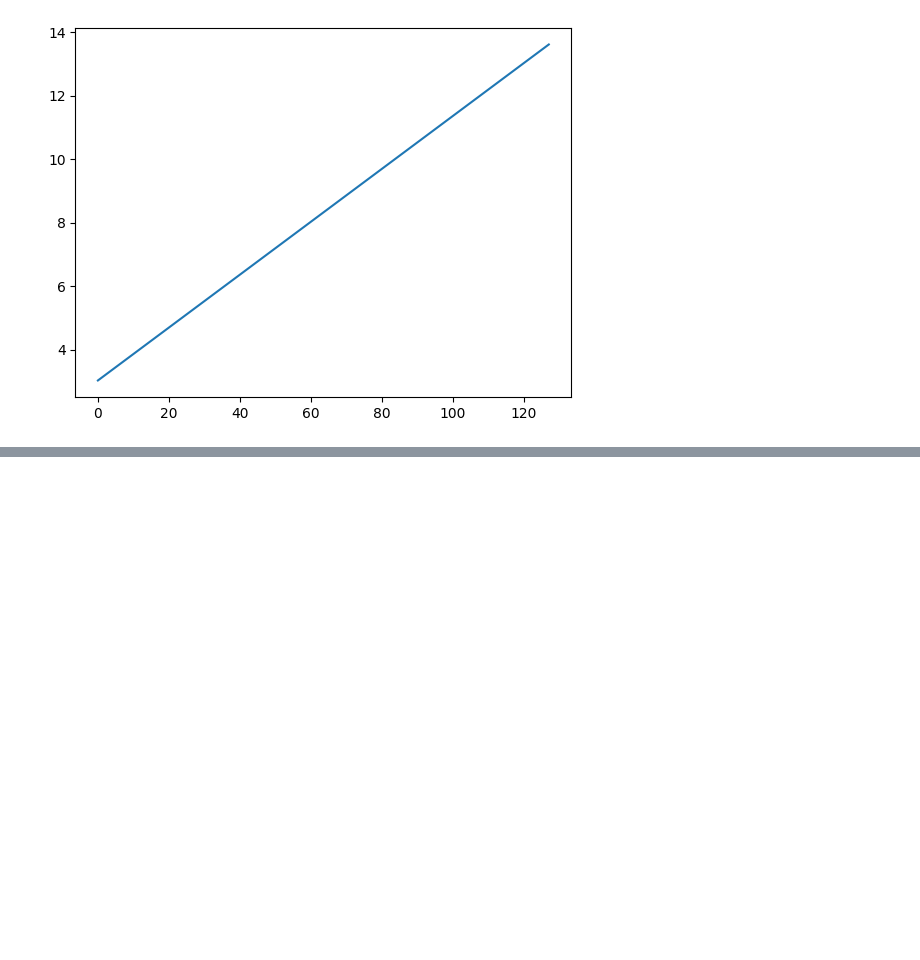
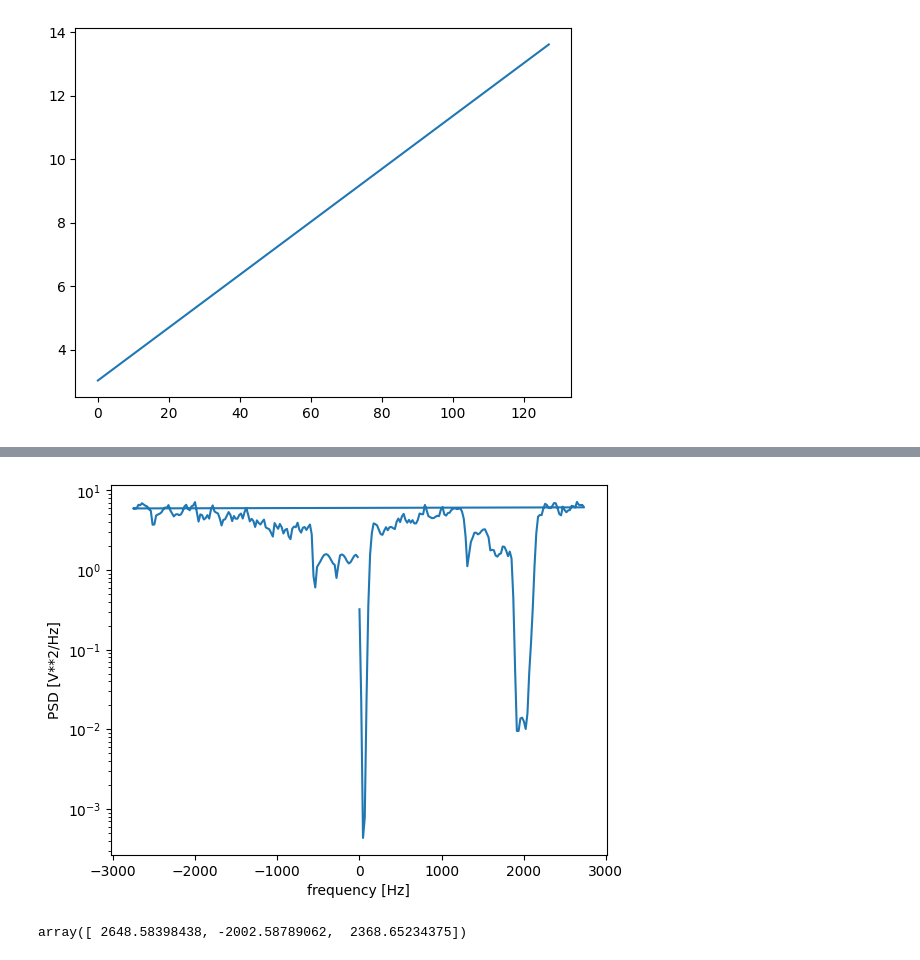
Before and after one commit to badassdatascience/music-production-and-performance, a Jupyter notebook: badass_music/features/EDA/key-detection-EDA-rfft-based.ipynb, the cells around one changed output, grey strips where cells are left out. Drawn from its saved outputs; the diff is of its cells as text; code cells hidden in the pictures; blank space fills up the shorter version.

Commit message:
Experimenting with Welch's method.

```diff
--- a/badass_music/features/EDA/key-detection-EDA-rfft-based.ipynb
+++ b/badass_music/features/EDA/key-detection-EDA-rfft-based.ipynb
@@ -194,0 +195,25 @@ df.groupby(['pitch'])[['amplitude']].agg('sum').sort_values(by = ['amplitude'],
+# %%
+# https://docs.scipy.org/doc/scipy/reference/generated/scipy.signal.welch.html
+
+from scipy.signal import welch
+
+welch_nperseg = 256 # 1024
+fs = sampling_rate_for_import
+
+f, Pxx_den = welch(X, fs, nperseg = welch_nperseg, return_onesided = False)
+
+plt.semilogy(f, Pxx_den)
+#plt.ylim([0.5e-3, 1])
+plt.xlabel('frequency [Hz]')
+plt.ylabel('PSD [V**2/Hz]')
+plt.show()
+# %% [output]
+[figure, added]
+# %%
+Pxx_den_sorted_indices = np.argsort(Pxx_den)
+i = np.arange(len(Pxx_den) - 1, len(Pxx_den) - 1 - 3, -1)
+indices = Pxx_den_sorted_indices[i]
+
+f[indices]
+# %% [output]
+array([ 2648.58398438, -2002.58789062,  2368.65234375])
```
Also changed, not shown: parts of 9 cells of this notebook.
